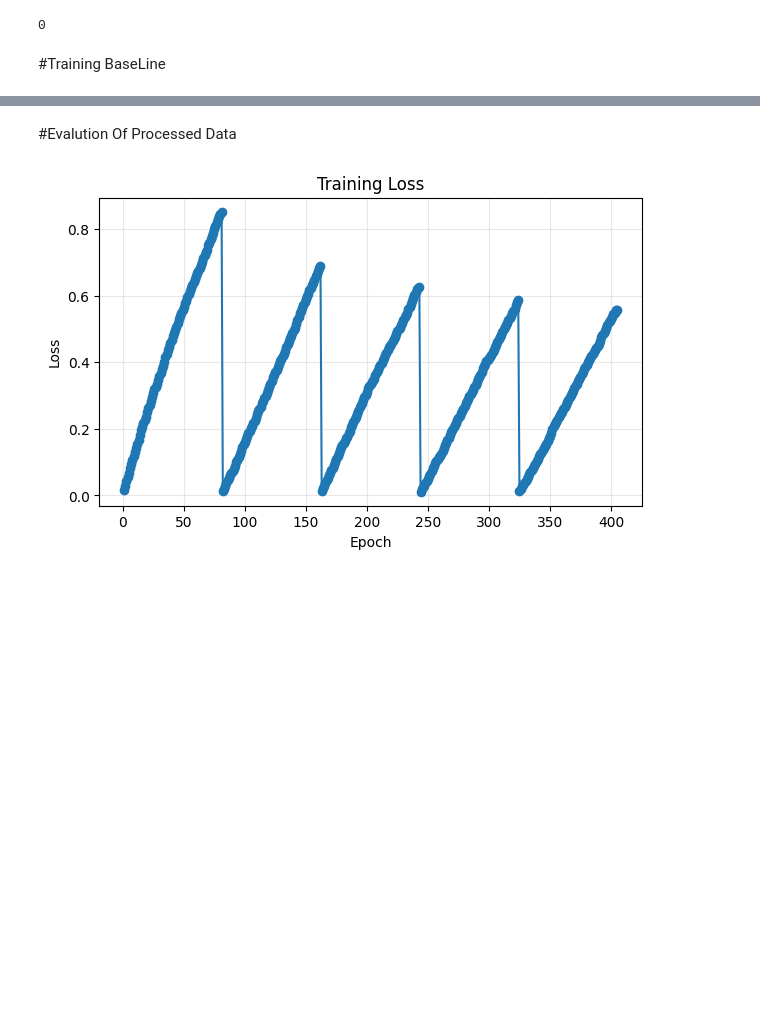
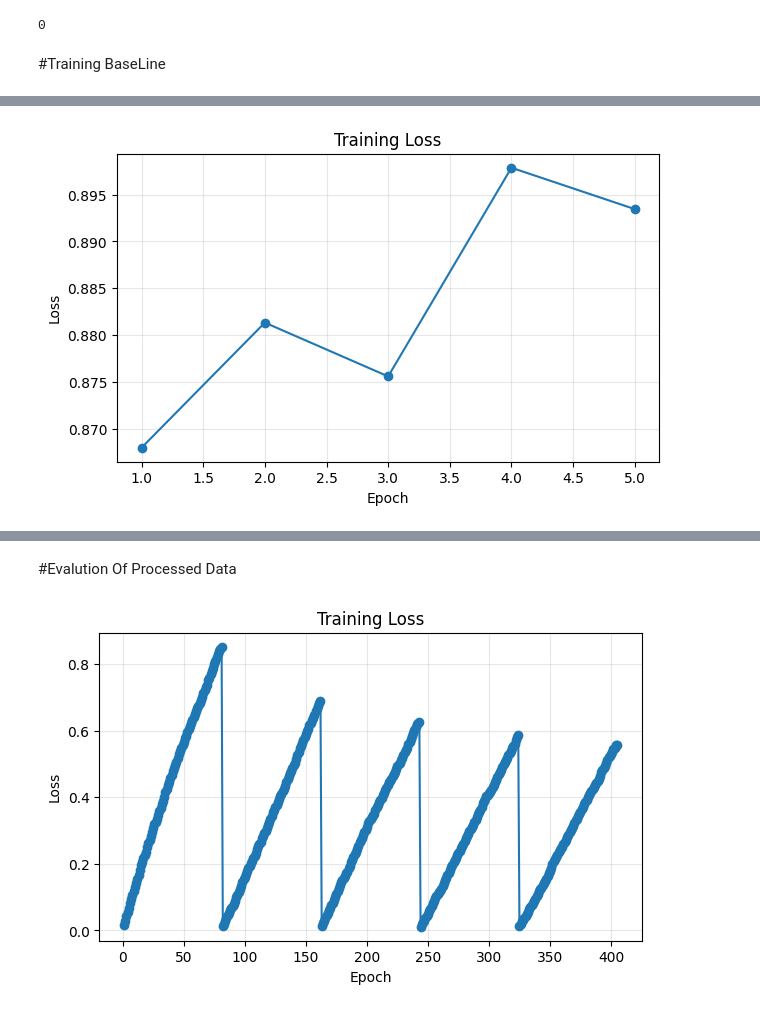
Before and after one commit to noureldin75/RetinaGrade, a Jupyter notebook: nootbooks/eda.ipynb, the cells around one changed output, grey strips where cells are left out. Saved outputs shown, nothing was run; the diff lists cells and outputs as text; code cells hidden in the pictures; blank space fills up the shorter version.

```diff
--- a/nootbooks/eda.ipynb
+++ b/nootbooks/eda.ipynb
@@ -391,48 +382,92 @@ test_loader = data.DataLoader(test_dataset, batch_size=32, shuffle=False)
 # %% [markdown]
 #Training BaseLine
 # %%
-from evalution import evaluate_model,plot_training_curve
+from evalution import evaluate_model, plot_training_curve
+
 train_losses = []
 val_losses = []
 best_val_f1 = -1.0
-epoches=5
-
+epoches = 5
 
 for epoch in range(epoches):
-  model.train()
-  running_loss=0.0
-  for images,labels in train_loader:
-    images, labels = images.to(device), labels.to(device)
-    optimizer.zero_grad()
-    outputs=model(images)
-    loss = loss_function(outputs, labels)
-    loss.backward()
-    optimizer.step()
-    running_loss += loss.item()
+
+    model.train()
+    running_loss = 0.0
+
+    for images, labels in train_loader:
+
+        images, labels = images.to(device), labels.to(device)
+
+        optimizer.zero_grad()
+
+        outputs = model(images)
+
+        loss = loss_function(outputs, labels)
+
+        loss.backward()
+
+        optimizer.step()
+
+        running_loss += loss.item()
+
     avg_train_loss = running_loss / len(train_loader)
     train_losses.append(avg_train_loss)
 
-    #  validate
+
     model.eval()
     running_val_loss = 0.0
+
     with torch.no_grad():
+
         for images, labels in val_loader:
+
             images, labels = images.to(device), labels.to(device)
+
             outputs = model(images)
+
             loss = loss_function(outputs, labels)
+
             running_val_loss += loss.item()
+
     avg_val_loss = running_val_loss / len(val_loader)
     val_losses.append(avg_val_loss)
 
-  print(f"Epoch {epoch + 1}/{epoches} - train_loss: {avg_train_loss:.4f} - val_loss: {avg_val_loss:.4f}")
+
+    print(
+        f"Epoch {epoch + 1}/{epoches} "
+        f"- train_loss: {avg_train_loss:.4f} "
+        f"- val_loss: {avg_val_loss:.4f}"
+    )
 
 
-        # checkpoint on best macro F1
-  val_metrics = evaluate_model(model, val_loader, device, average="macro", plot=False)
-  if val_metrics["f1"] > best_val_f1:
-      best_val_f1 = val_metrics["f1"]
-      # torch.save(model.state_dict(), CHECKPOINT_PATH)
-      print(f"  -> New best model saved (val macro F1: {best_val_f1:.4f})")
+    val_metrics = evaluate_model(
+        model,
+        val_loader,
+        device,
+        average="macro",
+        plot=False
+    )
 
-plot_training_curve(train_losses, title="Training Loss")
-plot_training_curve(val_losses, title="Validation Loss")
+    if val_metrics["f1"] > best_val_f1:
+
+        best_val_f1 = val_metrics["f1"]
+
+        # torch.save(model.state_dict(), CHECKPOINT_PATH)
+
+        print(
+            f"  -> New best model saved "
+            f"(val macro F1: {best_val_f1:.4f})"
+        )
+
+
+
+plot_training_curve(
+    train_losses,
+    title="Training Loss"
+)
+
+plot_training_curve(
+    val_losses,
+    title="Validation Loss"
+)
+# %% [output]
@@ -438,0 +491 @@ plot_training_curve(val_losses, title="Validation Loss")
+[figure, added]
```
Also changed, not shown: parts of 5 cells of this notebook.
